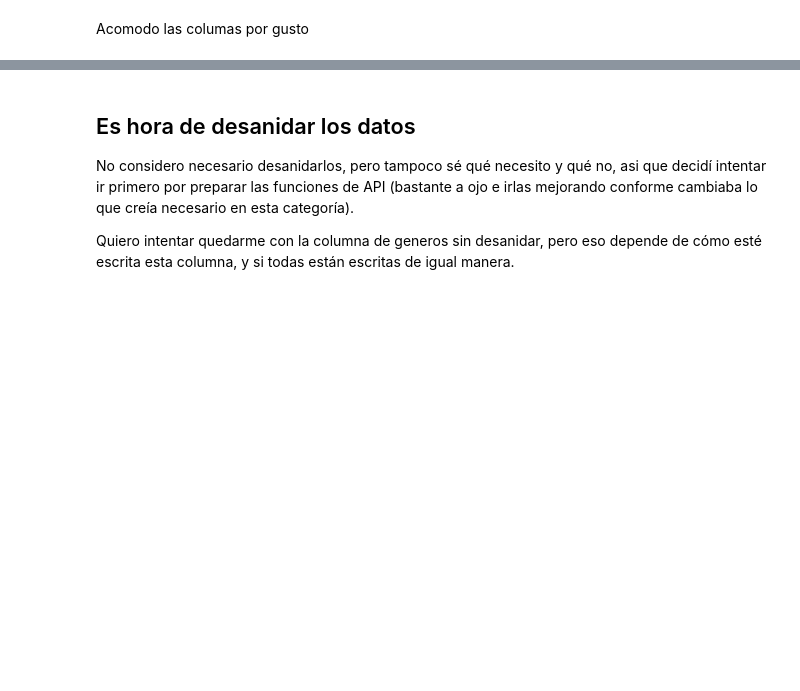
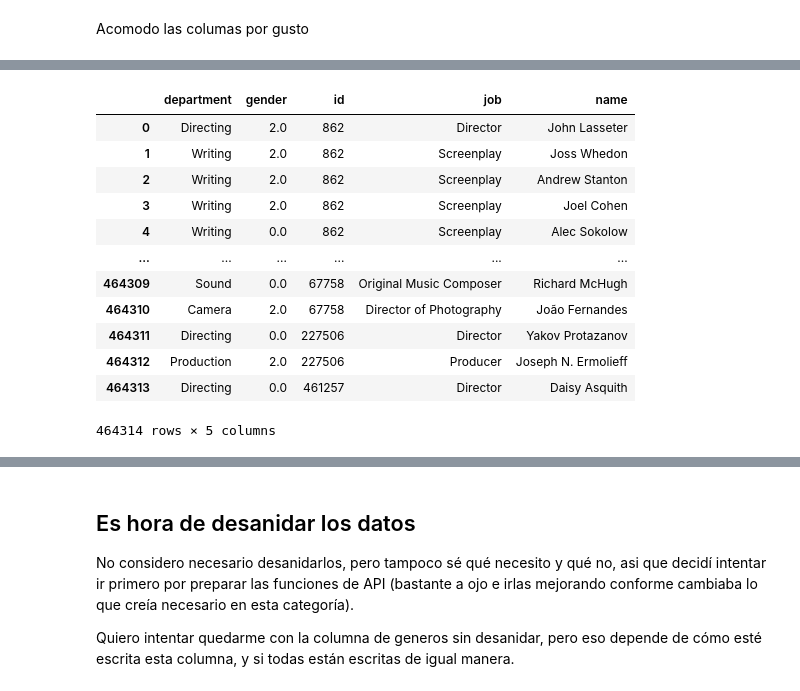
Before and after one commit to A-Lasso/Proyecto_Individual1, a Jupyter notebook: Codigo.ipynb, the cells around one changed output, grey strips where cells are left out. Cells and saved outputs as stored; diff of their text form; code cells hidden in the pictures; blank space fills up the shorter version.

```diff
--- a/Codigo.ipynb
+++ b/Codigo.ipynb
@@ -198,0 +353,10 @@ print(a)
+# %%
+cast=list(cast)
+df_cast=pd.concat(cast, ignore_index=True)
+# %%
+crew=list(crew)
+df_crew=pd.concat(crew, ignore_index=True)
+# %%
+# Me aseguro que no hayan duplicados y elimino las columnas que considero innecesarias
+df_crew.drop_duplicates()
+df_crew.drop(columns=["credit_id","profile_path"],inplace=True)
@@ -198,0 +367,10 @@ print(a)
+# %%
+# Iba a usar esto, resulto en tardar más de 20 min, busque la manera de optimizarlo mientras veia que tardaba
+# me canse, lo frene, y aplique la manera encontrada(la de arriba)
+'''
+for i in range(len(cast)-1):
+    if i ==0:
+        df_crew=cast[0]
+    else:
+        df_crew=pd.concat([df_crew,cast[i]],ignore_index=True)
+'''
@@ -199,3 +397,19 @@ print(a)
+# %%
+df_crew
+# %% [output]
+|  | department | gender | id | job | name |
+| 0 | Directing | 2.0 | 862 | Director | John Lasseter |
+| 1 | Writing | 2.0 | 862 | Screenplay | Joss Whedon |
+| 2 | Writing | 2.0 | 862 | Screenplay | Andrew Stanton |
+| 3 | Writing | 2.0 | 862 | Screenplay | Joel Cohen |
+| 4 | Writing | 0.0 | 862 | Screenplay | Alec Sokolow |
+| ... | ... | ... | ... | ... | ... |
+| 464309 | Sound | 0.0 | 67758 | Original Music Composer | Richard McHugh |
+| 464310 | Camera | 2.0 | 67758 | Director of Photography | João Fernandes |
+| 464311 | Directing | 0.0 | 227506 | Director | Yakov Protazanov |
+| 464312 | Production | 2.0 | 227506 | Producer | Joseph N. Ermolieff |
+| 464313 | Directing | 0.0 | 461257 | Director | Daisy Asquith |
+464314 rows × 5 columns
 # %%
 # Como todavía no sé cómo se va a trabajar la parte de machine learning
 # Pero esta limpieza de datos me parece necesaria
```
Also changed, not shown: parts of 28 cells of this notebook.
